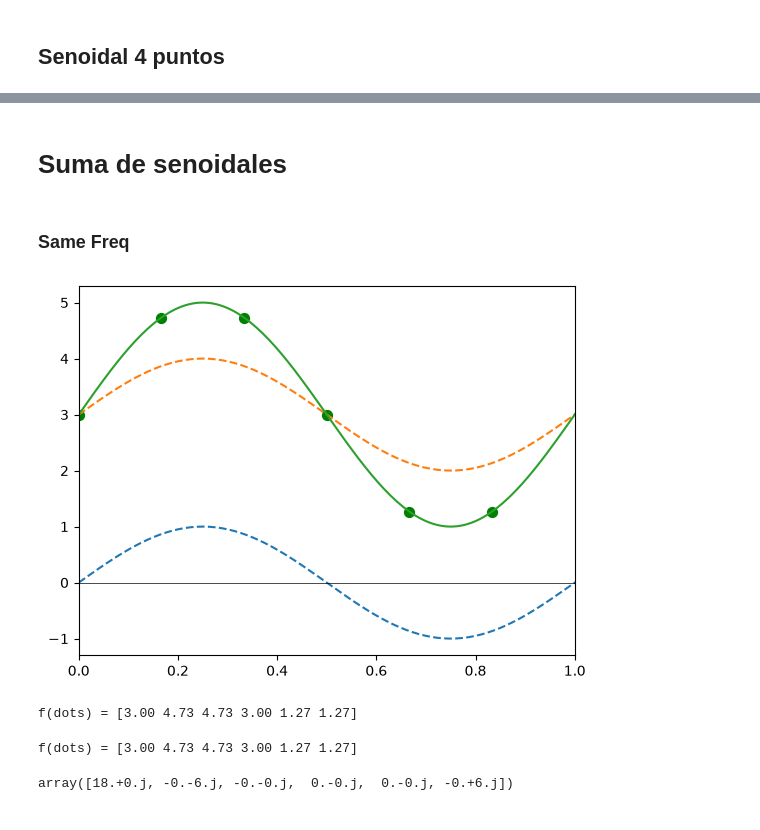
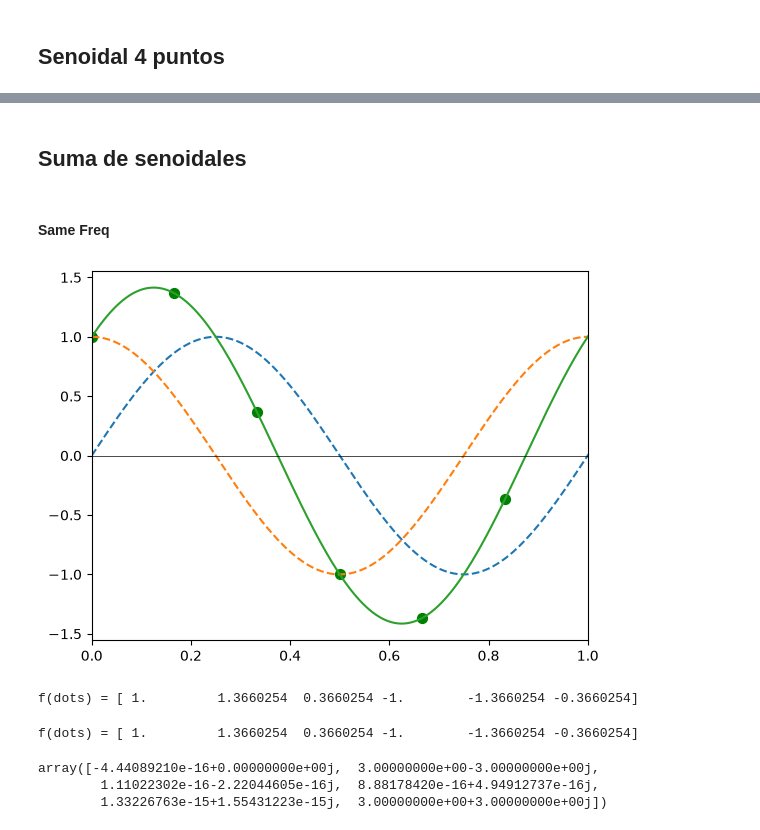
Before and after one commit to DasReyxr/LaTeXResearch, a Jupyter notebook: JL_Quantum/scripts/sine_waves.ipynb, the cells around one changed output, grey strips where cells are left out. Saved outputs shown, nothing was run; the diff lists cells and outputs as text; code cells hidden in the pictures.

```diff
--- a/JL_Quantum/scripts/sine_waves.ipynb
+++ b/JL_Quantum/scripts/sine_waves.ipynb
@@ -332,47 +358,50 @@ Figura guardada en: src/pyfig/dft_senoidal_4pts.png
 # %% [markdown]
-# Suma de senoidales
+## Suma de senoidales
 # %% [markdown]
-### Same Freq
+#### Same Freq
 # %%
 t = np.linspace(0, 2*np.pi, 1000)
 
 N = 6
 f1 = 1; f2 = 1
 phi1 = 0
-phi2 = 0#np.pi/2
+phi2 = np.pi/2
 
-w1 = 2 * np.pi * f1
-w2 = 2 * np.pi * f2
+# w(f) = 2*pi*f
+w = lambda f: 2 * np.pi * f
+w1 = w(f1)
+w2 = w(f2)
 
-def f1(t):
-    return np.sin(w1*t+phi1)
-def f2(t):
-    return np.sin(w2*t+phi2)
-def f3(t):
-    return np.sin(w1*t+phi1) + np.sin(w2*t+phi2)+3
+# define the functions f1, f2, and f3 using lambda expressions
+# f = np
+f1 = lambda t: np.sin(w1*t+phi1)
+f2 = lambda t: np.sin(w2*t+phi2)
+f3 = lambda t: np.sin(w1*t+phi1) + np.sin(w2*t+phi2)
 
-sin1 = np.sin(w1*t+phi1)
-sin2 = np.sin(w2*t+phi2)+3
+
 
 dots = np.linspace(0, 1, N+1)
-plt.plot(t,sin1, linestyle='--', label="Senoidal 1")
-plt.plot(t,sin2, linestyle='--', label="Senoidal 2")
-plt.plot(t,sin1+sin2, label="Suma de senoidales")
+
+plt.plot(t,f1(t), linestyle='--', label="Senoidal 1")
+plt.plot(t,f2(t), linestyle='--', label="Senoidal 2")
+plt.plot(t,f3(t), label="Suma de senoidales")
 plt.xlim(0, 1)
 
 plt.scatter(dots[:N], f3(dots)[:N], color='green', s=50)
 #axis lines
 plt.axhline(0, color='black', linewidth=0.5)
 plt.show()
 fdots = f3(dots)[:N]
 print(f"f(dots) = { fdots }")
 # %% [output]
-[figure, old version]
+[figure, new version]
-f(dots) = [3.00 4.73 4.73 3.00 1.27 1.27]
+f(dots) = [ 1.         1.3660254  0.3660254 -1.        -1.3660254 -0.3660254]
 # %%
 print(f"f(dots) = { fdots }")
 calcular_dft(fdots)
 # %% [output]
-f(dots) = [3.00 4.73 4.73 3.00 1.27 1.27]
+f(dots) = [ 1.         1.3660254  0.3660254 -1.        -1.3660254 -0.3660254]
-array([18.+0.j, -0.-6.j, -0.-0.j,  0.-0.j,  0.-0.j, -0.+6.j])
+array([-4.44089210e-16+0.00000000e+00j,  3.00000000e+00-3.00000000e+00j,
+        1.11022302e-16-2.22044605e-16j,  8.88178420e-16+4.94912737e-16j,
+        1.33226763e-15+1.55431223e-15j,  3.00000000e+00+3.00000000e+00j])
 # %%
```
Also changed, not shown: parts of 11 cells of this notebook, 7 other files.
